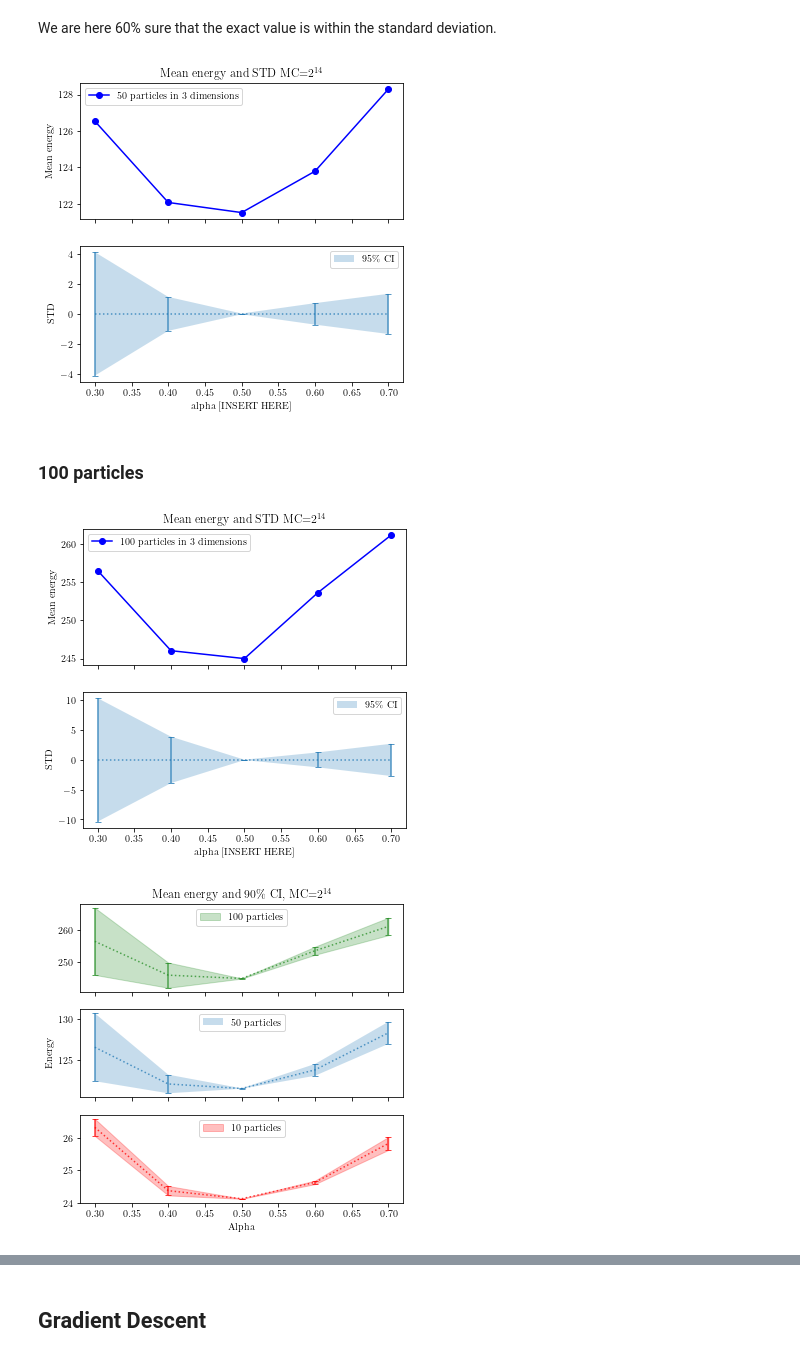
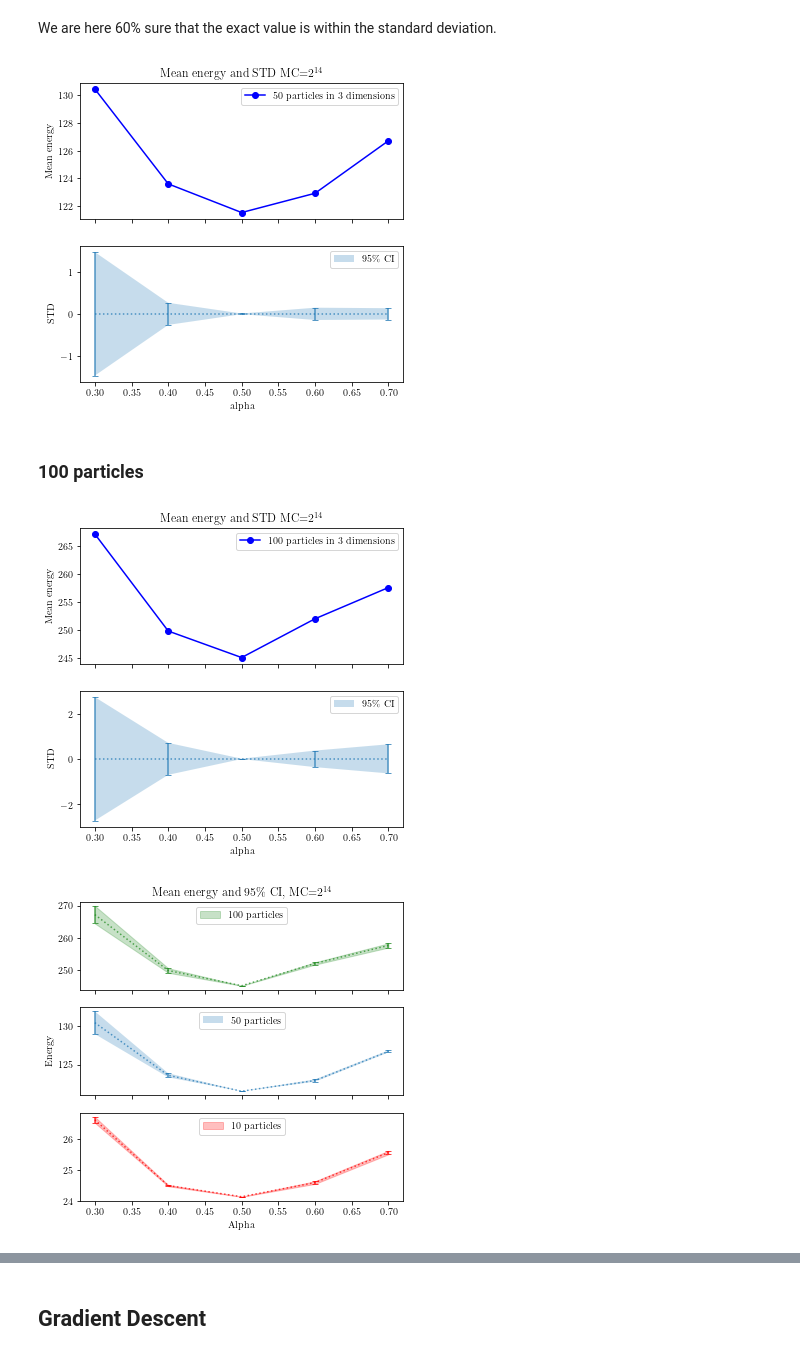
Before and after one commit to Moejay10/FYS4411, a Jupyter notebook: Project1/Python/Variational_Monte_Carlo.ipynb, the cells around one changed output, grey strips where cells are left out. Saved outputs shown, nothing was run; the diff lists cells and outputs as text; code cells hidden in the pictures.

```diff
--- a/Project1/Python/Variational_Monte_Carlo.ipynb
+++ b/Project1/Python/Variational_Monte_Carlo.ipynb
@@ -154,6 +156,9 @@ From the analytical expression one can see that the given variance is very low,
 # %%
-std_analytical = [(np.sqrt(np.sqrt(var_analytical[0]**2)))*1e-5,(np.sqrt(np.sqrt(var_analytical[1]**2)))*1e-5, np.sqrt(var_analytical[2])*1e-5,np.sqrt(var_analytical[3])*1e-5,(np.sqrt(np.sqrt(var_analytical[4]**2)))*1e-5]
-std_numerical  = np.sqrt(var_numerical)*1e-5
+h = 1e-2
+hh = h*h
+std_analytical = [(np.sqrt(np.sqrt(var_analytical[0]**2)*1e-5 )),(np.sqrt(np.sqrt(var_analytical[1]**2)*1e-5)), np.sqrt(var_analytical[2]*1e-5),np.sqrt(var_analytical[3]*1e-5),(np.sqrt(np.sqrt(var_analytical[4]**2)*1e-5))]
+
+std_numerical  = np.sqrt(np.array(var_numerical)*1e-5)+hh
 
 numerical_df = pd.DataFrame({'Particles': particles,'Energy': energy_numerical, 'Time': time_numerical,'STD': std_numerical})
 analytical_df= pd.DataFrame({'Particles': particles,'Energy': energy_analytical,'Time': time_analytical,'STD': std_analytical})
@@ -432,0 +514,19 @@ plt.show()
+# %%
+fig, ax1 = plt.subplots()
+# plot
+w = 5.78851          # Latex document text width
+fig.set_size_inches(w=w*1.0,h= 5.5)
+color = 'tab:red'
+ax1.set_xlabel('Time step / step length')
+ax1.set_ylabel('Acceptance rate')
+
+
+ax1.plot(bruteForce100.iloc[:,0],  bruteForce100['Rate'], 'ro-', label='Brute Force')
+ax1.plot(importanceSampling100.iloc[:,0],  importanceSampling100['Rate'], 'bo-', label='Importance Sampling')
+
+ax1.legend(loc='upper right')
+fig.tight_layout()  # otherwise the right y-label is slightly clipped
+plt.title('Acceptance rate 100 particles, MC=1e5')
+plt.savefig(data_path('Task_c/brutevsImp_100.pgf'))
+
+plt.show()
@@ -441,7 +543,7 @@ alphas = []
 for i in range(3,8):
     gd_alphas['alpha0'+str(i)] =  pd.read_fwf(data_path("Task_e/GD_10particles_0."\
                                                         + str(i) + "00000alpha.dat"))['Energy']
-    gd_alphas['50alpha0'+str(i)] =  pd.read_fwf(data_path("Task_e/GD_100particles_0."\
+    gd_alphas['50alpha0'+str(i)] =  pd.read_fwf(data_path("Task_e/GD_50particles_0."\
                                                         + str(i) + "00000alpha.dat"))['Energy']
     gd_alphas['100alpha0'+str(i)] =  pd.read_fwf(data_path("Task_e/GD_100particles_0."\
                                                         + str(i) + "00000alpha.dat"))['Energy']
@@ -544,7 +703,7 @@ def use_blocking(numParticles):
         infile.readline()
         data = np.loadtxt(infile)
         data = data[:]
-        (mean, var) = block(data)
+        (mean, var) = block(data[int(len(data)/4):])
         std = np.sqrt(var)
         mean_list.append(mean)
         std_list.append(std)
@@ -653,7 +812,7 @@ for data in [frame50]:
         'y2': [y + e for y, e in zip(zero_array, 1.96*data['STDev'])]}
     ax2.fill_between(**data, alpha=.25)
 #ax2.set_title('STD after blocking method ')
-ax2.set_xlabel('alpha [INSERT HERE]')
+ax2.set_xlabel('alpha')
 ax2.set_ylabel('STD')
 ax2.legend(['$95\%$ CI'])
 
@@ -662,7 +821,7 @@ plt.savefig(data_path('Task_e/blocking_alphas_50particles.pgf'))
 
 plt.show()
 # %% [output]
-[figure, old version]
+[figure, new version]
 # %% [markdown]
 ### 100 particles
 # %%
@@ -693,7 +852,7 @@ for data in [frame100]:
         'y2': [y + e for y, e in zip(zero_array, 1.96*data['STDev'])]}
     ax2.fill_between(**data, alpha=.25)
 #ax2.set_title('STD after blocking method ')
-ax2.set_xlabel('alpha [INSERT HERE]')
+ax2.set_xlabel('alpha')
 ax2.set_ylabel('STD')
 ax2.legend(['$95\%$ CI'])
 
@@ -702,7 +861,7 @@ plt.savefig(data_path('Task_e/blocking_alphas_100particles.pgf'))
 
 plt.show()
 # %% [output]
-[figure, old version]
+[figure, new version]
 # %%
 zero_array = np.zeros(len(frame100['Alpha']))
 # plot
@@ -727,33 +886,33 @@ ax2 = plt.subplot(312)
 ax2.xaxis.set_major_formatter(plt.NullFormatter())
 
 for data in [frame50]:
     ax2.errorbar(x=data['Alpha'],y=data['Mean'],yerr=1.96*data['STDev'], alpha=.75, fmt=':', capsize=3, capthick=1)
     data = {
         'x': data['Alpha'],
         'y1': [y - e for y, e in zip(data['Mean'], 1.96*data['STDev'])],
         'y2': [y + e for y, e in zip(data['Mean'], 1.96*data['STDev'])]}
     ax2.fill_between(**data, alpha=.25)
 ax1 = plt.subplot(311)
 
-ax2.legend(['50 particles'])
+ax2.legend(['50 particles'], loc = 'upper center')
 
 
 
 for data in [frame100]:
     ax1.errorbar(x=data['Alpha'],y=data['Mean'],yerr=1.96*data['STDev'],color='forestgreen', alpha=.75, fmt=':', capsize=3, capthick=1)
     data = {
         'x': data['Alpha'],
         'y1': [y - e for y, e in zip(data['Mean'], 1.96*data['STDev'])],
         'y2': [y + e for y, e in zip(data['Mean'], 1.96*data['STDev'])]}
     ax1.fill_between(**data, alpha=.25,color='forestgreen')
 ax1.legend(['100 particles'],loc='upper center')
 ax1.xaxis.set_major_formatter(plt.NullFormatter())
 
 
-ax1.set_title('Mean energy and $90\%$ CI, MC=$2^{14}$')
+ax1.set_title('Mean energy and $95\%$ CI, MC=$2^{14}$')
 ax3.set_xlabel('Alpha')
 ax2.set_ylabel('Energy')
 plt.savefig(data_path('Task_e/blocking_alphas_particlesTOPNOTCH.pgf'))
 plt.show()
 # %% [output]
-[figure, old version]
+[figure, new version]
```
Also changed, not shown: parts of 24 cells of this notebook.
